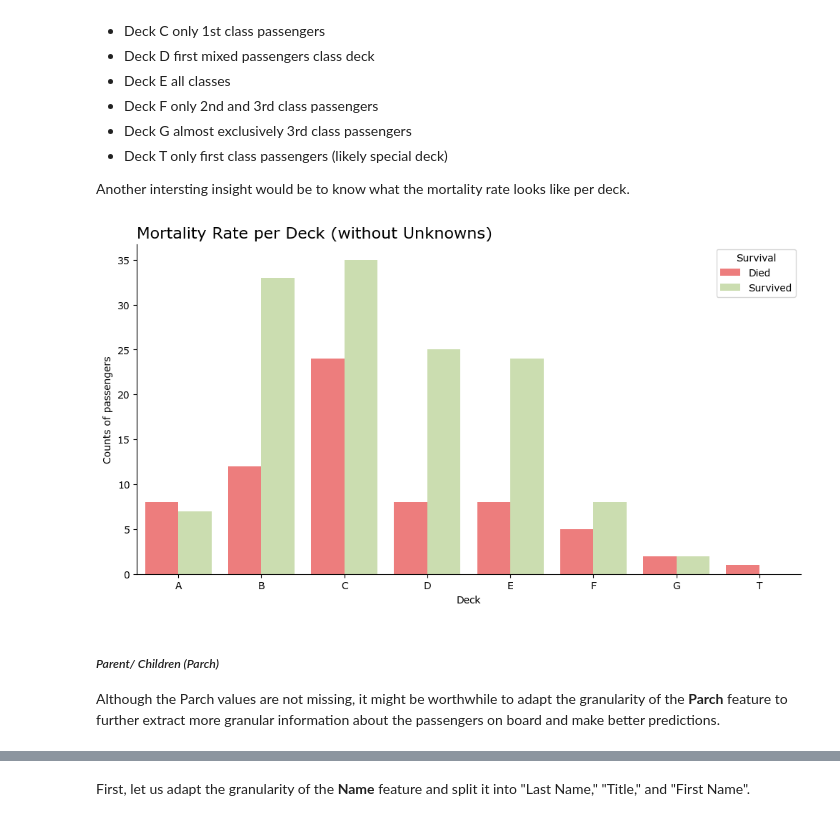
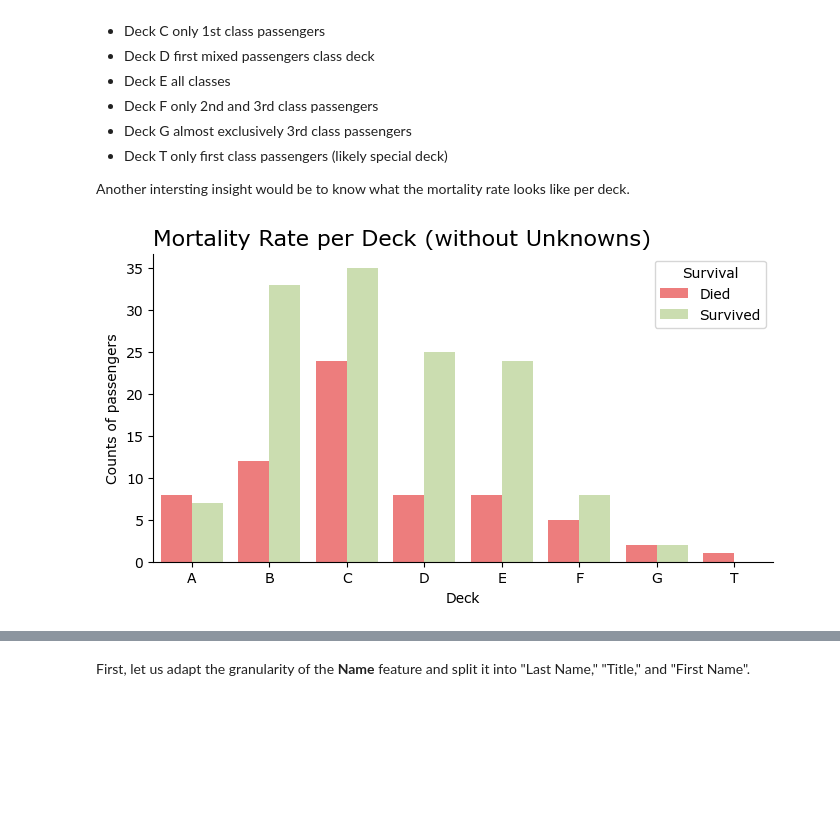
Before and after one commit to n3ur0mancer/kaggle_titanic_competition, a Jupyter notebook: titanic_comp_full.ipynb, the cells around one changed output, grey strips where cells are left out. Cells and saved outputs as stored; diff of their text form; code cells hidden in the pictures; blank space fills up the shorter version.

```diff
--- a/titanic_comp_full.ipynb
+++ b/titanic_comp_full.ipynb
@@ -364,21 +371,16 @@ Initial findings just based on visual analysis
 
 Another intersting insight would be to know what the mortality rate looks like per deck.
 # %%
-# Creating a categorical plot
 plt.rcParams['font.family'] = "Verdana"
-plt.figure(figsize=(12, 6))
+plt.figure(figsize=(8, 4))
 custom_palette = {0: "#FF6B6B", 1: "#CCE5A8"}
 
 plt.title("Mortality Rate per Deck (without Unknowns)", loc="left", font="Verdana", fontsize=16)
 ax2 = sns.countplot(x='Deck', data=filtered_df, hue='Survived', palette=custom_palette, order=sorted(filtered_df['Deck'].unique()))
 ax2.set_ylabel("Counts of passengers")
 ax2.legend(title="Survival",labels=["Died", "Survived"])
 sns.despine(left=False, bottom=False)
 
 plt.show()
 # %% [output]
-[figure, old version]
+[figure, new version]
-# %% [markdown]
-##### *Parent/ Children (Parch)*
-
-Although the Parch values are not missing, it might be worthwhile to adapt the granularity of the **Parch** feature to further extract more granular information about the passengers on board and make better predictions.
```
Also changed, not shown: parts of 34 cells of this notebook.
